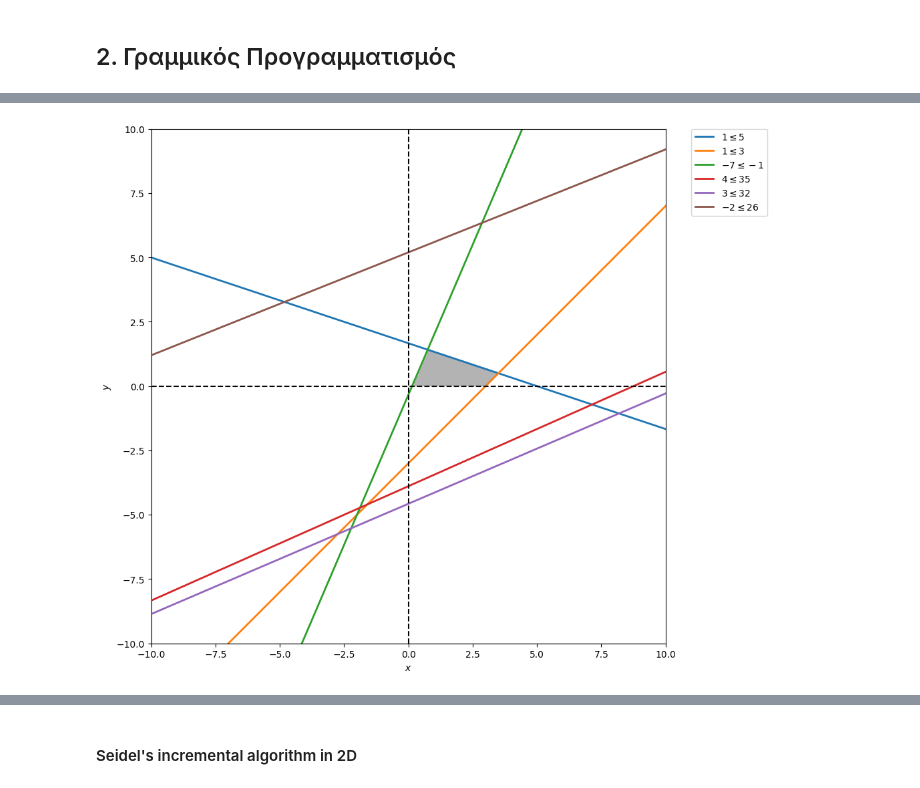
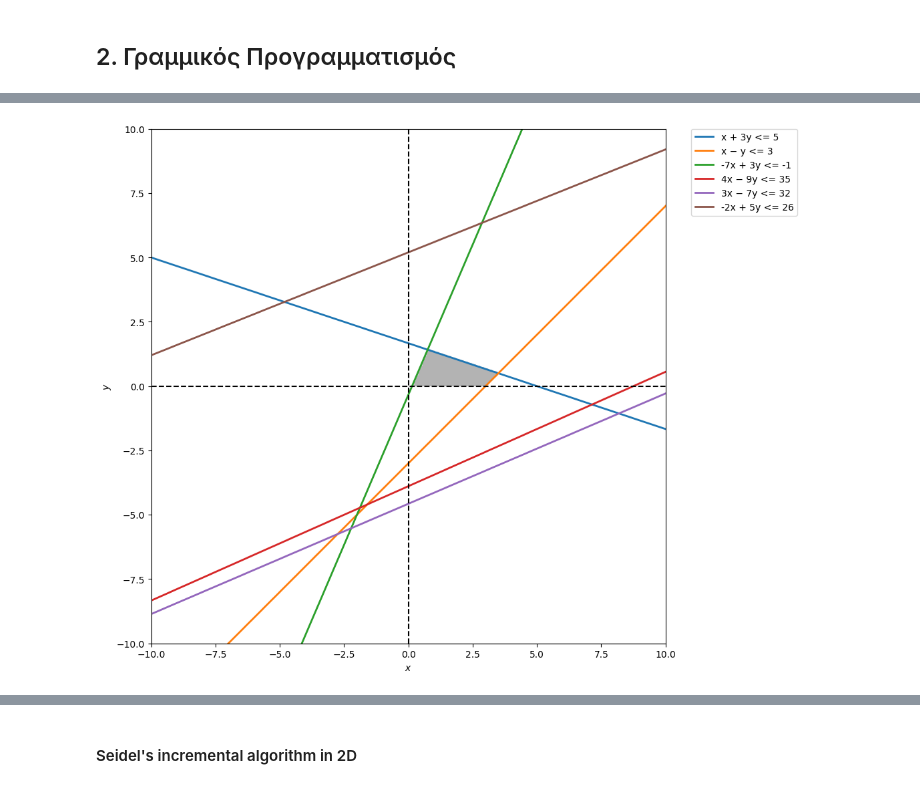
Before and after one commit to vicroshi/comp_geom, a Jupyter notebook: partB.ipynb, the cells around one changed output, grey strips where cells are left out. Saved outputs shown, nothing was run; the diff lists cells and outputs as text; code cells hidden in the pictures.

```diff
--- a/partB.ipynb
+++ b/partB.ipynb
@@ -15,7 +65,3 @@ A = np.array([
     ])
 b = np.array([5, 3, -1, 35, 32, 26])
 x_bounds = (0, None)
-
-d = np.linspace(0,16,300)
-x1,x2 = np.meshgrid(d,d)
-print(d)
@@ -40,44 +68,28 @@ print(d)
 # %%
 import numpy as np
 np.float_ = np.float64
 import matplotlib.pyplot as plt
-def plot_feasible_region():
+def plot_feasible_region(A=A, b=b):
     d = np.linspace(0,16,300)
     x1,x2 = np.meshgrid(d,d)
     plt.figure(figsize=(10,10))
     feasible_region = np.logical_and.reduce([(A[i, 0] * x1 + A[i, 1] * x2 <= b[i]) for i in range(A.shape[0])])
     plt.imshow(feasible_region.astype(int) ,
                     extent=(x1.min(),x1.max(),x2.min(),x2.max()),origin="lower", cmap="Greys", alpha = 0.3);
-
-
-    # plot the lines defining the constraints
     x1 = np.linspace(-1000, 1000, 2000)
     for i in range(A.shape[0]):
         x2 = (b[i] - A[i,0]*x1)/A[i,1]
-        plt.plot(x1, x2, lw=2, label=r'$%s \leq %s$' % (A[i,0], b[i]))
-    # y1 = (5 - x1)/3.0
-    # y2 = x1 - 3
-    # y3 = (-1 + 7*x1)/3.0
-    # y4 = (4*x1 - 35)/9.0
-    # y5 = (3*x1 - 32)/7.0
-    # y6 = (26 + 2*x1)/5.0
-    y0 = 0*x1
-    # Make plot
-    # plt.plot(0,np.linspace(0, 50, 2000))
-    # plt.plot(x1, y1, label=r'$x1 + 3x2 \leq 5$')
-    # plt.plot(x1, y2, label=r'$x1 - x2 \leq 3$')
-    # plt.plot(x1, y3, label=r'$-7x1 + 3x2 \leq -1$')
-    # plt.plot(x1, y4, label=r'$4x1 - 9x2 \leq 35$')
-    # plt.plot(x1, y5, label=r'$3x1 - 7x2 \leq 32$')
-    # plt.plot(x1, y6, label=r'$-2x1 + 5x2 \leq 26$')
+        # U+2212 is the unicode for the big "minus" sign
+        label = f'{A[i, 0] if abs(A[i, 0]) > 1 else ""}x ' + ['\u2212', "+"][int(A[i, 1] > 0 )] + f' {abs(A[i, 1]) if abs(A[i, 1]) > 1 else ""}y <= {b[i]}'
+        plt.plot(x1, x2, lw=2, label=label)
     plt.axvline(x=0, color='black', linestyle='--')
     plt.axhline(y=0, color='black', linestyle='--')
     plt.xlim(-10,10)
     plt.ylim(-10,10)
     plt.legend(bbox_to_anchor=(1.05, 1), loc=2, borderaxespad=0.)
     plt.xlabel(r'$x$')
     plt.ylabel(r'$y$')
 
 plot_feasible_region()
 # %% [output]
-[figure, old version]
+[figure, new version]
```
Also changed, not shown: parts of 5 cells of this notebook.
